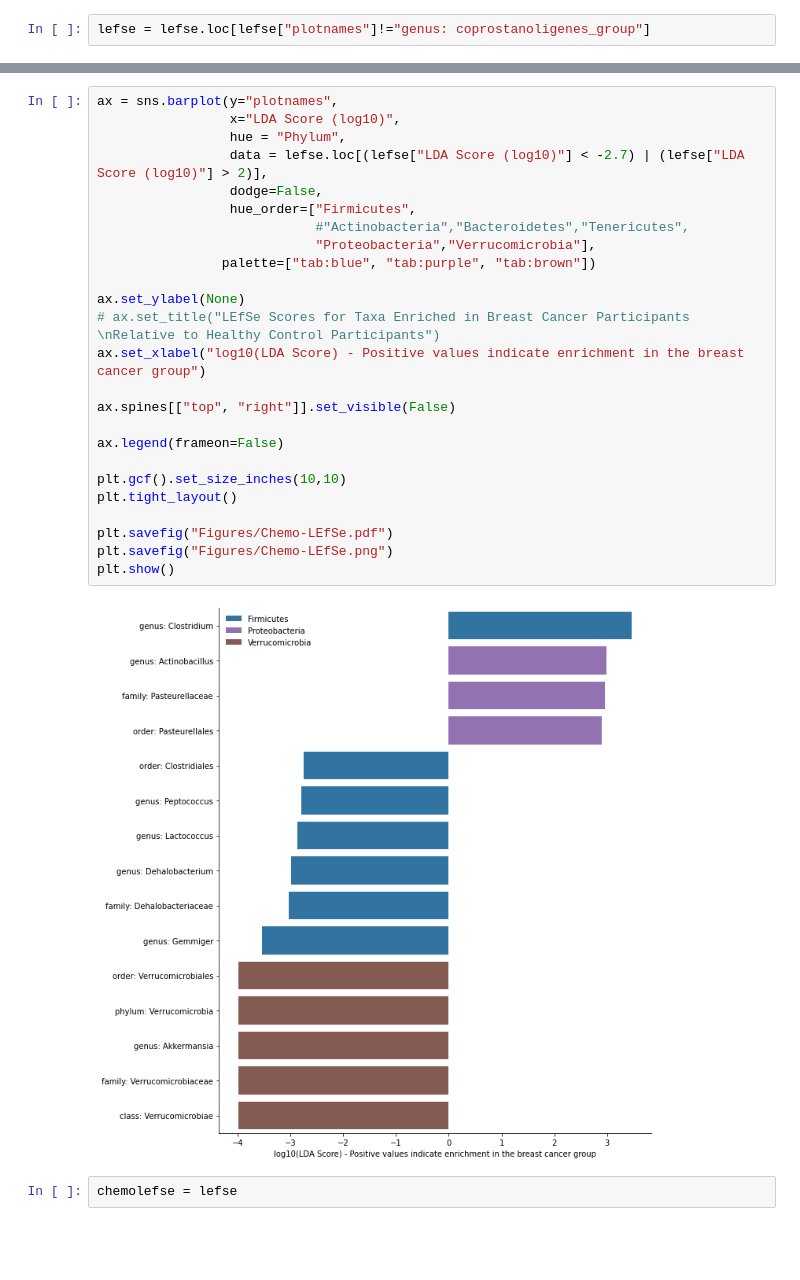
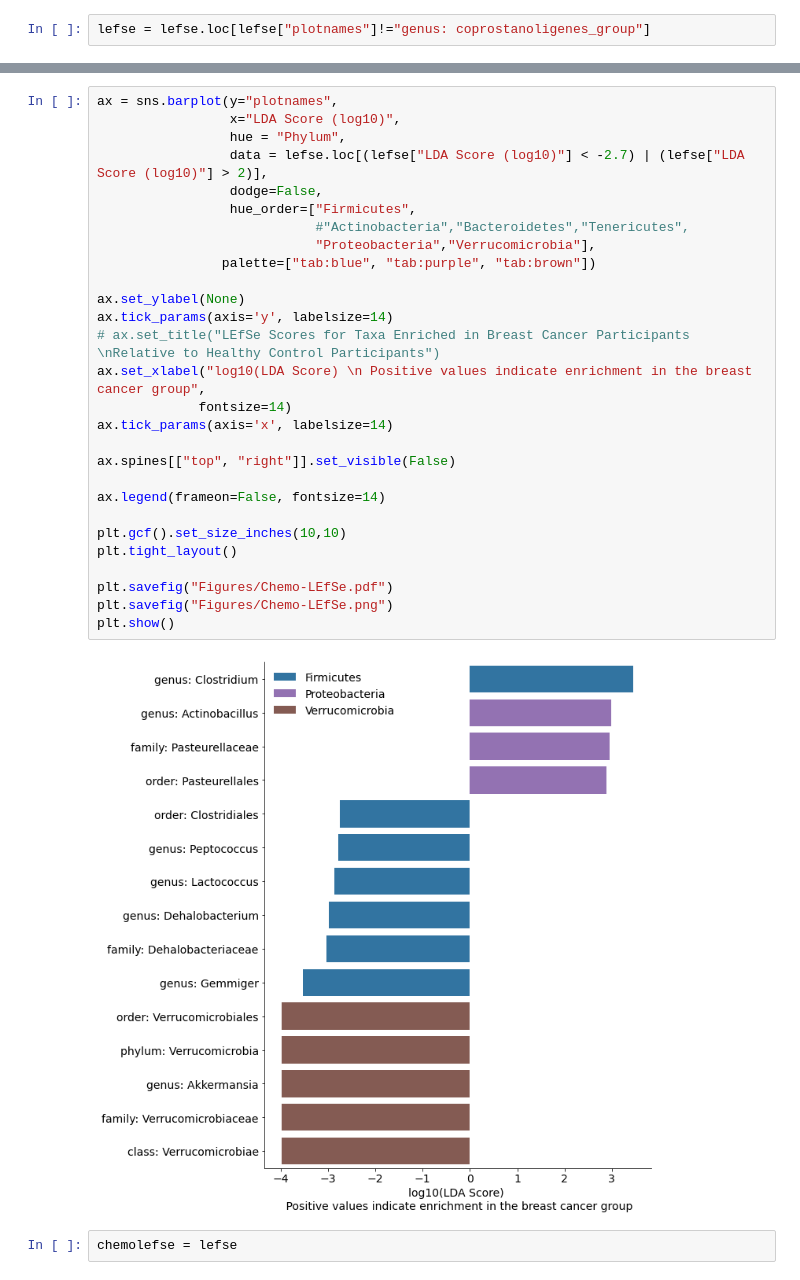
Before and after one commit to sterrettJD/Chemobrain, a Jupyter notebook: LEfSe.ipynb, the cells around one changed output, grey strips where cells are left out. Drawn from its saved outputs; the diff is of its cells as text; blank space fills up the shorter version.

Commit message:
update axis label sizes

```diff
--- a/LEfSe.ipynb
+++ b/LEfSe.ipynb
@@ -379,30 +379,33 @@ lefse.loc[(lefse["LDA Score (log10)"] < -2.5) | (lefse["LDA Score (log10)"] > 2)
 # %%
 ax = sns.barplot(y="plotnames",
                  x="LDA Score (log10)",
                  hue = "Phylum",
                  data = lefse.loc[(lefse["LDA Score (log10)"] < -2.7) | (lefse["LDA Score (log10)"] > 2)],
                  dodge=False,
                  hue_order=["Firmicutes",
                             #"Actinobacteria","Bacteroidetes","Tenericutes",
                             "Proteobacteria","Verrucomicrobia"],
                 palette=["tab:blue", "tab:purple", "tab:brown"])
 
 ax.set_ylabel(None)
+ax.tick_params(axis='y', labelsize=14)
 # ax.set_title("LEfSe Scores for Taxa Enriched in Breast Cancer Participants \nRelative to Healthy Control Participants")
-ax.set_xlabel("log10(LDA Score) - Positive values indicate enrichment in the breast cancer group")
+ax.set_xlabel("log10(LDA Score) \n Positive values indicate enrichment in the breast cancer group",
+             fontsize=14)
+ax.tick_params(axis='x', labelsize=14)
 
 ax.spines[["top", "right"]].set_visible(False)
 
-ax.legend(frameon=False)
+ax.legend(frameon=False, fontsize=14)
 
 plt.gcf().set_size_inches(10,10)
 plt.tight_layout()
 
 plt.savefig("Figures/Chemo-LEfSe.pdf")
 plt.savefig("Figures/Chemo-LEfSe.png")
 plt.show()
 # %% [output]
-[figure, old version]
+[figure, new version]
 # %%
 chemolefse = lefse
 # %%
```
Also changed, not shown: parts of 1 cell of this notebook.
